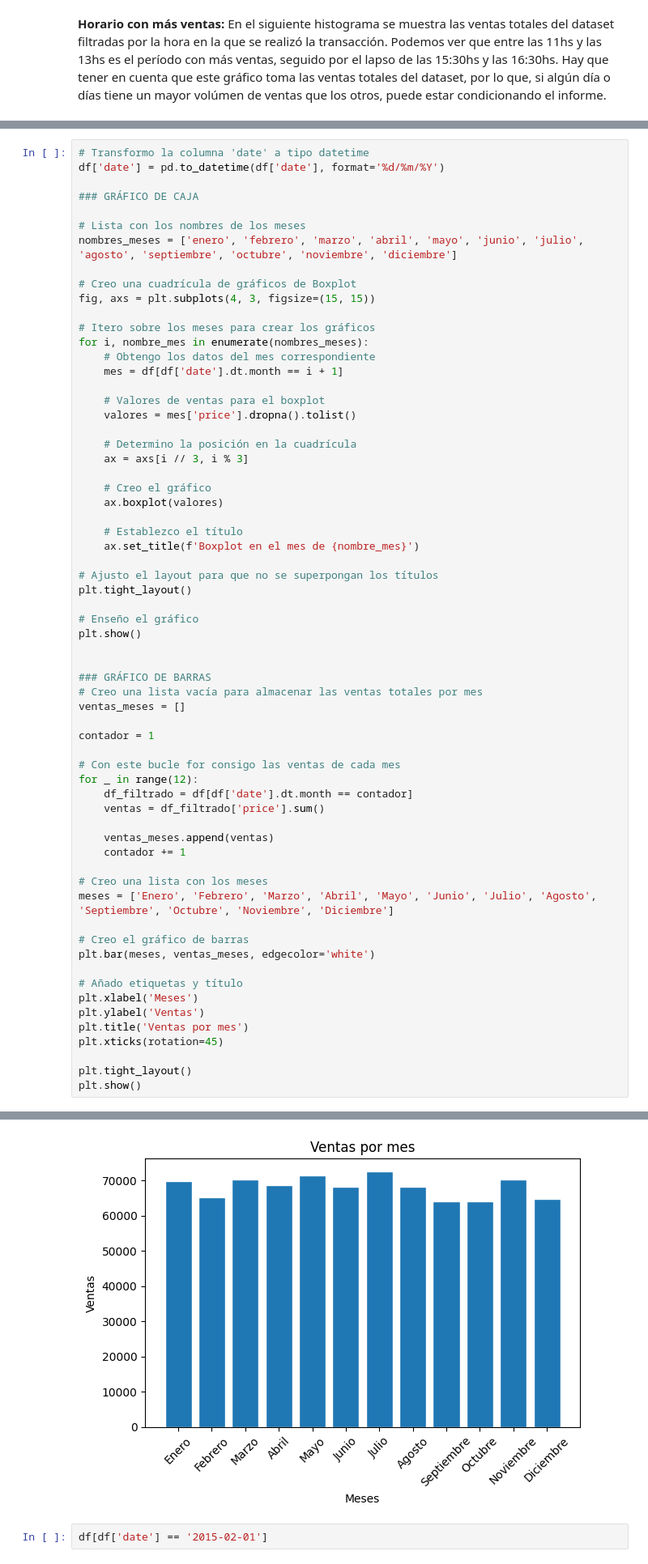
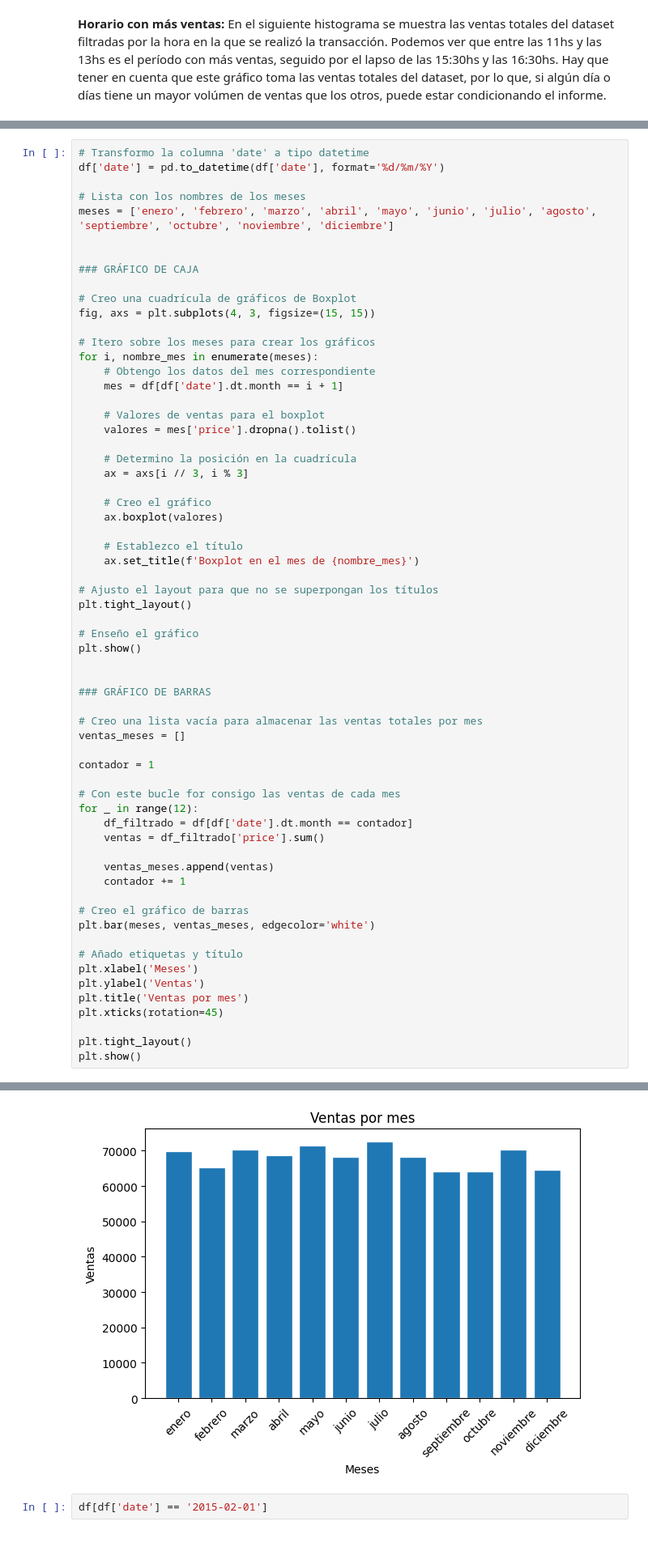
Before and after one commit to DJChincuini/PizzaParty__DataAnalytics-and-IA, a Jupyter notebook: Informe EDA.ipynb, the cells around one changed output, grey strips where cells are left out. Shown at 81% size. Cells and saved outputs as stored; diff of their text form; blank space fills up the shorter version.

```diff
--- a/Informe EDA.ipynb
+++ b/Informe EDA.ipynb
@@ -84,16 +86,17 @@ plt.show()                                                      # Enseño el gr
 # Transformo la columna 'date' a tipo datetime
 df['date'] = pd.to_datetime(df['date'], format='%d/%m/%Y')
 
+# Lista con los nombres de los meses
+meses = ['enero', 'febrero', 'marzo', 'abril', 'mayo', 'junio', 'julio', 'agosto', 'septiembre', 'octubre', 'noviembre', 'diciembre']
+
+
 ### GRÁFICO DE CAJA
-
-# Lista con los nombres de los meses
-nombres_meses = ['enero', 'febrero', 'marzo', 'abril', 'mayo', 'junio', 'julio', 'agosto', 'septiembre', 'octubre', 'noviembre', 'diciembre']
 
 # Creo una cuadrícula de gráficos de Boxplot
 fig, axs = plt.subplots(4, 3, figsize=(15, 15))
 
 # Itero sobre los meses para crear los gráficos
-for i, nombre_mes in enumerate(nombres_meses):
+for i, nombre_mes in enumerate(meses):
     # Obtengo los datos del mes correspondiente
     mes = df[df['date'].dt.month == i + 1]
 
@@ -116,37 +119,35 @@ plt.tight_layout()
 plt.show()
 
 
 ### GRÁFICO DE BARRAS
+
 # Creo una lista vacía para almacenar las ventas totales por mes
 ventas_meses = []
 
 contador = 1
 
 # Con este bucle for consigo las ventas de cada mes
 for _ in range(12):
     df_filtrado = df[df['date'].dt.month == contador]
     ventas = df_filtrado['price'].sum()
 
     ventas_meses.append(ventas)
     contador += 1
 
-# Creo una lista con los meses
-meses = ['Enero', 'Febrero', 'Marzo', 'Abril', 'Mayo', 'Junio', 'Julio', 'Agosto', 'Septiembre', 'Octubre', 'Noviembre', 'Diciembre']
-
 # Creo el gráfico de barras
 plt.bar(meses, ventas_meses, edgecolor='white')
 
 # Añado etiquetas y título
 plt.xlabel('Meses')
 plt.ylabel('Ventas')
 plt.title('Ventas por mes')
 plt.xticks(rotation=45)
 
 plt.tight_layout()
 plt.show()
 # %% [output]
 [figure]
-[figure, old version]
+[figure, new version]
 # %%
 df[df['date'] == '2015-02-01']
 # %% [output]
```
Also changed, not shown: parts of 2 cells of this notebook.
